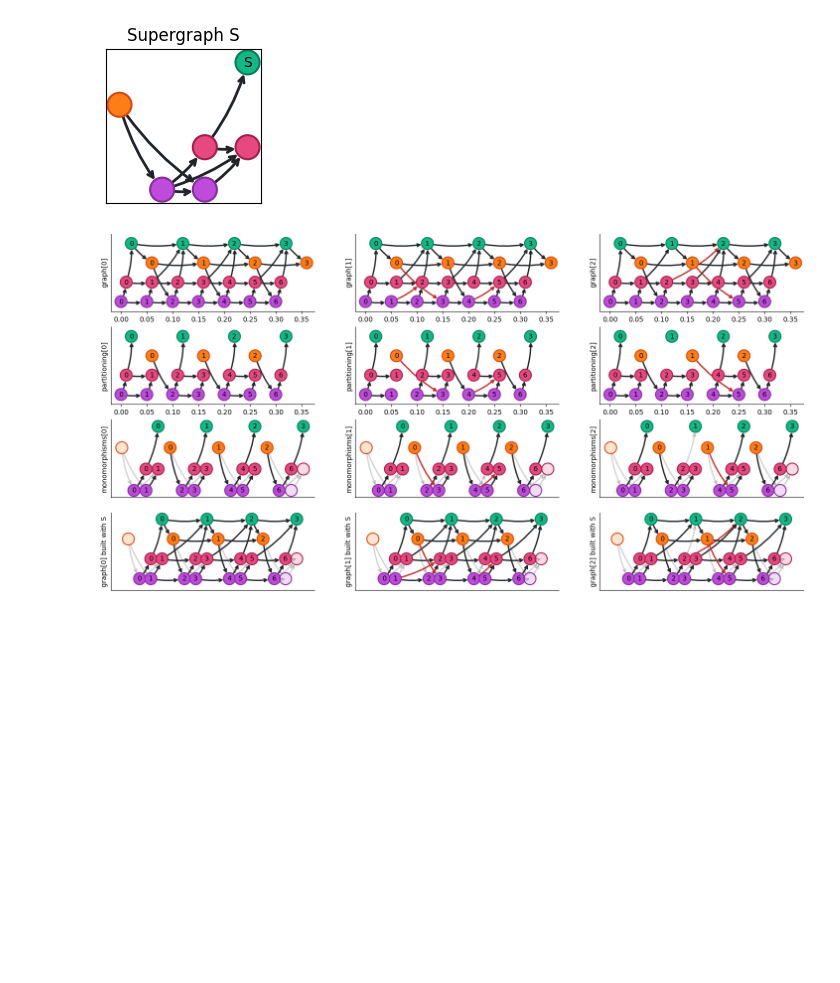
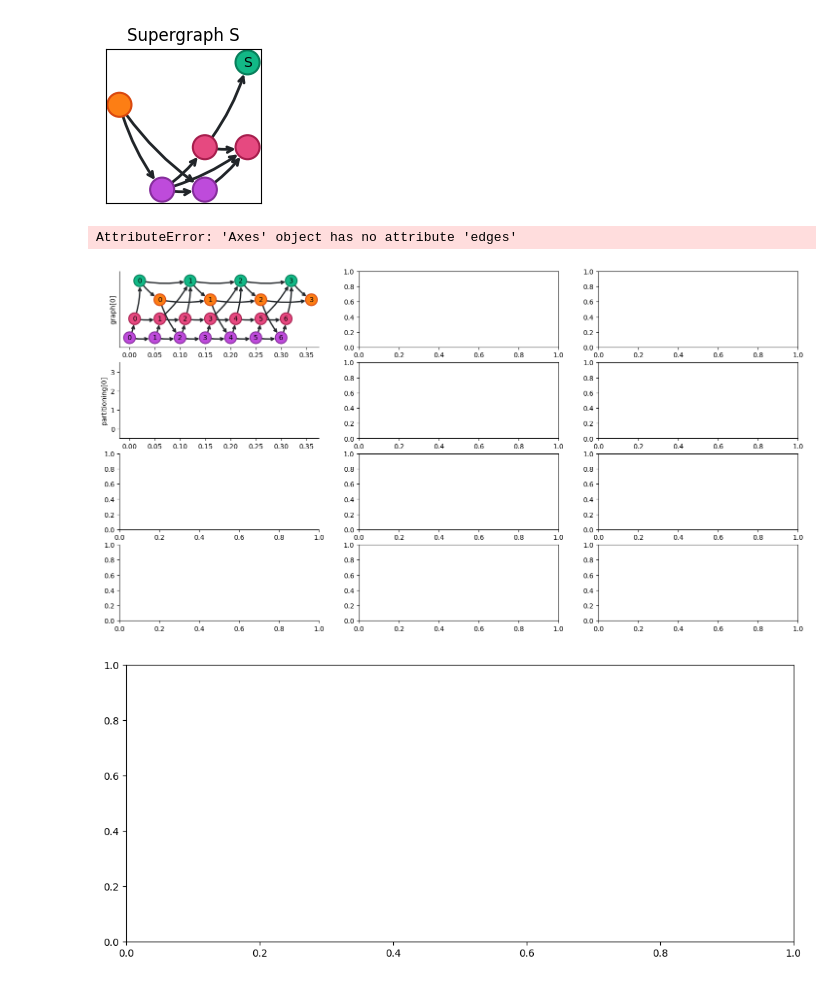
Before and after one commit to bheijden/supergraph, a Jupyter notebook: notebooks/paper.ipynb, the cells around one changed output. Drawn from its saved outputs; the diff is of its cells as text; code cells hidden in the pictures; blank space fills up the shorter version.

```diff
--- a/notebooks/paper.ipynb
+++ b/notebooks/paper.ipynb
@@ -59,5 +23,5 @@ for i, (ax, G) in enumerate(zip(axes, Gs)):
     ax.spines['right'].set_visible(False)
     ax.spines['bottom'].set_visible(True)
     ax.spines['left'].set_visible(True)
-    eval.plot_graph(ax, G)
+    eval.plot_graph(G, ax=ax)
 # %% [output]
@@ -86,7 +51,7 @@ fig, axes = plt.subplots(nrows=4, ncols=3, figsize=[18, 9.33])
 for i in range(len(Gs)):
     G = Gs[i]
     axes[0, i].set(ylabel=f"graph[{i}]", xlabel=f"", xlim=[-0.02, 0.375], ylim=[-0.5, 3.5])
-    eval.plot_graph(axes[0, i], G)
+    eval.plot_graph(G, ax=axes[0, i])
 
     for ax in axes[:, i]:
         ax.spines['top'].set_visible(False)
@@ -97,7 +62,7 @@ for i in range(len(Gs)):
     # Plot partitions
     for j in range(len(Ms[i])):
         axes[1, i].set(ylabel=f"partitioning[{i}]", xlabel=f"", xlim=[-0.02, 0.375], ylim=[-0.5, 3.5])
-        eval.plot_graph(axes[1, i], Ps[i][j])
+        eval.plot_graph(axes[1, i])
 
     # Plot subgraph monomorphisms
     depth = len(list(nx.topological_generations(S)))
@@ -113,33 +78,35 @@ for i in range(len(Gs)):
         M_rev = {v: k for k, v  in M.items()}  # Reverse mapping
         for n, data in S_cp.nodes(data=True):
             data["position"] = (data["position"][0]+depth*j, data["position"][1])
             if n in M_rev:
                 data["seq"] = P.nodes[M_rev[n]]["seq"]
             else:
                 data["alpha"] = 0.2
         for u, v, data in S_cp.edges(data=True):
             if u not in M_rev or v not in M_rev:
                 data["alpha"] = 0.2
             elif (M_rev[u], M_rev[v]) not in P.edges():
                 data["alpha"] = 0.2
             else:
                 data["color"] = P.edges[(M_rev[u], M_rev[v])]["color"]
-        eval.plot_graph(axes[2, i], S_cp)
+        eval.plot_graph(S_cp, ax=axes[2, i])
 
         for u, data in S_cp.nodes(data=True):
             G_full.add_node(f"{j}_{u}", **data)
             if u in M_rev:
                 M_full[M_rev[u]] = f"{j}_{u}"
         for u, v, data in S_cp.edges(data=True):
             G_full.add_edge(f"{j}_{u}", f"{j}_{v}", **data)
 
     for u, v, data in G.edges(data=True):
         if u in M_full and v in M_full:
             if (M_full[u], M_full[v]) not in G_full.edges():
                 new_data = {k: v for k, v in eval.edge_data.items()}
                 new_data.update({"color": data["color"], "linestyle": "-", "alpha": 1.0})
                 G_full.add_edge(M_full[u], M_full[v], **new_data)
     axes[3, i].set(ylabel=f"graph[{i}] built with S", yticks=[], xlabel="", xticks=[])
-    eval.plot_graph(axes[3, i], G_full)
+    eval.plot_graph(G_full, ax=axes[3, i])
 # %% [output]
+AttributeError: 'Axes' object has no attribute 'edges'
-[figure, old version]
+[figure, new version]
+[figure, added]
```
Also changed, not shown: parts of 5 cells of this notebook, 6 other files.
